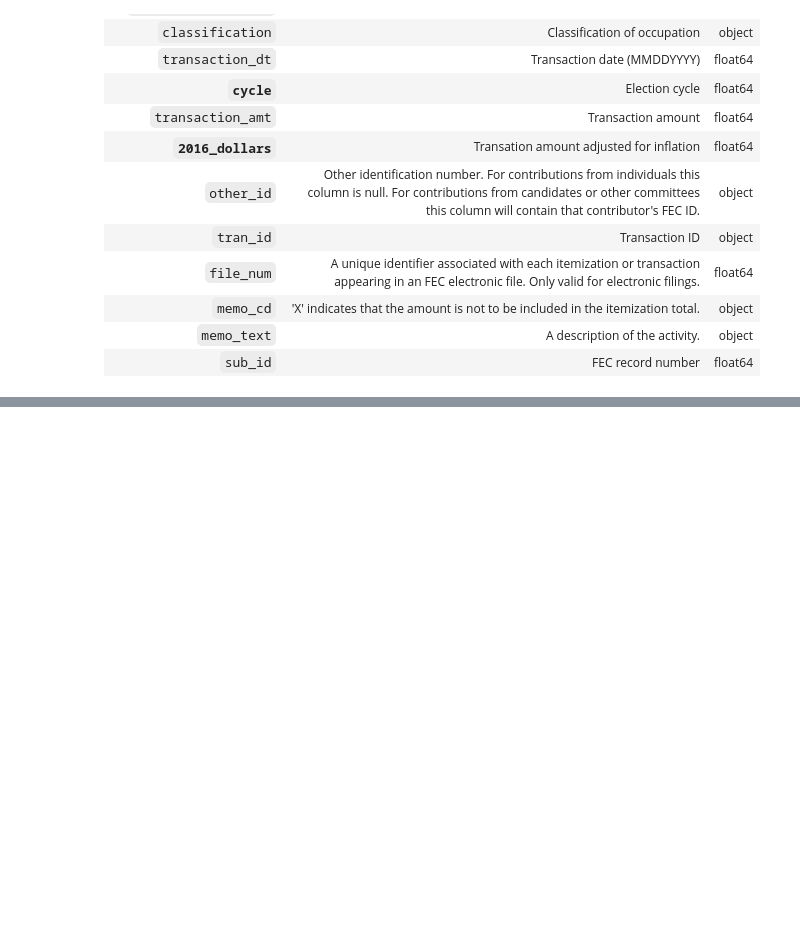
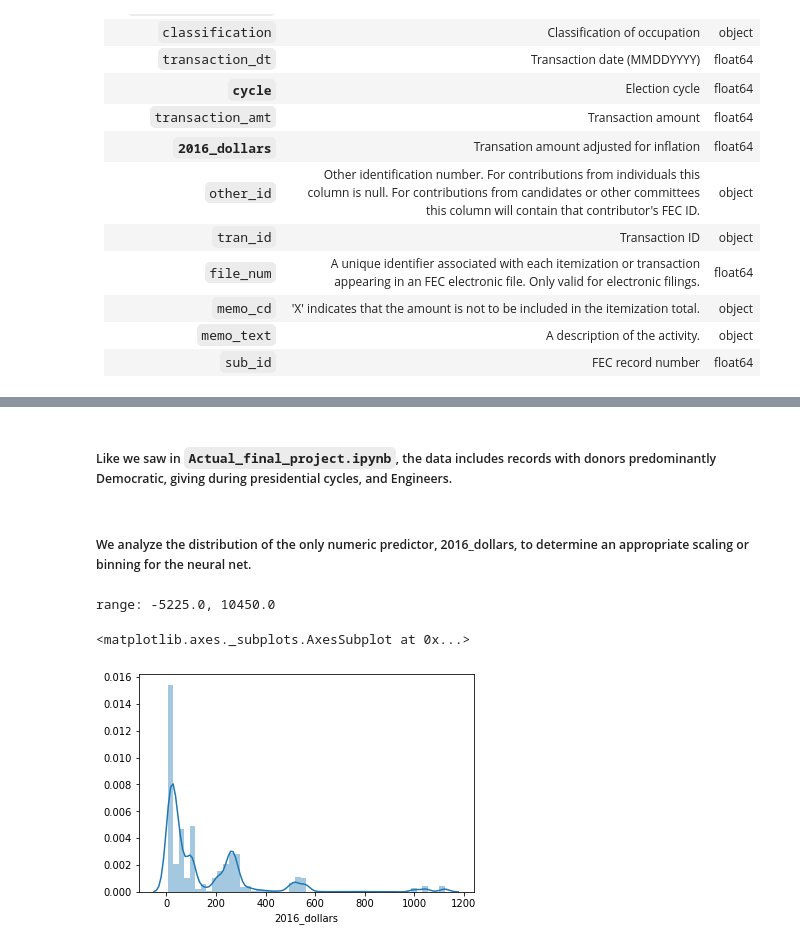
Before and after one commit to alyssapacleb/DataAnalytics, a Jupyter notebook: Finalntbk_MLPClf_Ryan.ipynb, the cells around one changed output, grey strips where cells are left out. Saved outputs shown, nothing was run; the diff lists cells and outputs as text; code cells hidden in the pictures; blank space fills up the shorter version.

```diff
--- a/Finalntbk_MLPClf_Ryan.ipynb
+++ b/Finalntbk_MLPClf_Ryan.ipynb
@@ -536,0 +119,13 @@ Out[29].mean()
+# %% [markdown]
+##### Like we saw in `Actual_final_project.ipynb`, the data includes records with donors predominantly Democratic, giving during presidential cycles, and Engineers.
+# %% [markdown]
+##### We analyze the distribution of the only numeric predictor, 2016_dollars, to determine an appropriate scaling or binning for the neural net.
+# %%
+print('range: {}, {}'.format(copy['2016_dollars'].min(), copy['2016_dollars'].max()))
+# get the 2.5 and 97.5 percentiles
+low, high = copy['2016_dollars'].quantile(.025), copy['2016_dollars'].quantile(.975)
+sns.distplot(copy[copy['2016_dollars'].between(low, high)]['2016_dollars'])
+# %% [output]
+range: -5225.0, 10450.0
+<matplotlib.axes._subplots.AxesSubplot at 0x...>
+[figure, added]
```
Also changed, not shown: parts of 78 cells of this notebook, 2 other files.
